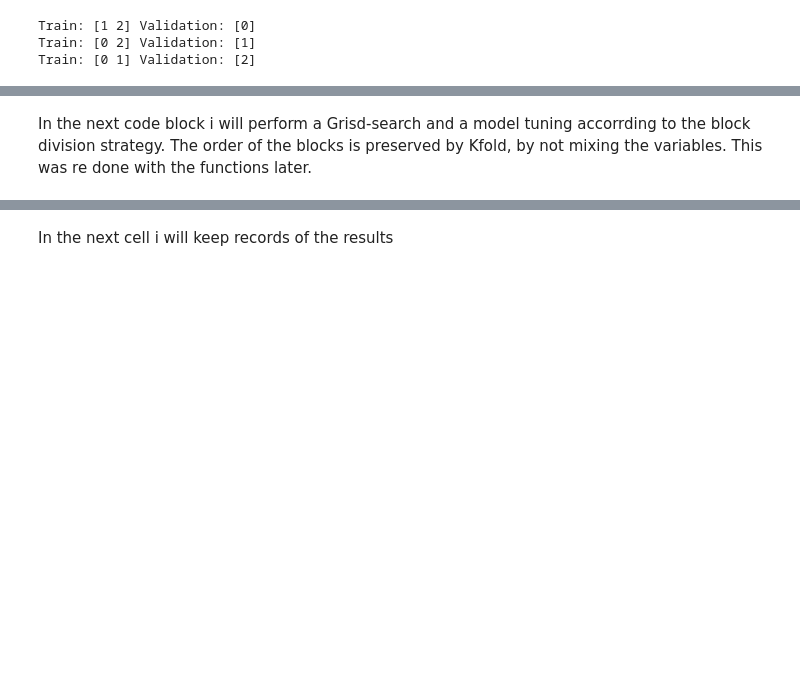
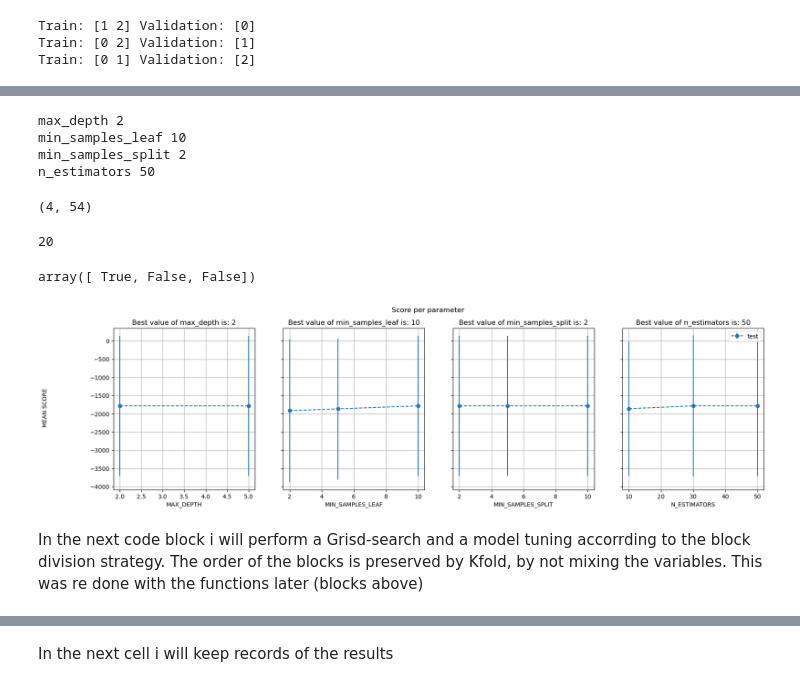
Before and after one commit to Moncada-Francesco-97/Calving-U-Net, a Jupyter notebook: Random_Forest/random_forest.ipynb, the cells around one changed output, grey strips where cells are left out. Drawn from its saved outputs; the diff is of its cells as text; code cells hidden in the pictures; blank space fills up the shorter version.

```diff
--- a/Random_Forest/random_forest.ipynb
+++ b/Random_Forest/random_forest.ipynb
@@ -263,0 +346,7 @@ The std of the cross validation is:  1980.2509079922552
+# %%
+    ## Results from grid search
+results = grid.cv_results_
+means_test = results['mean_test_score'] # the mean of the test score for each run
+stds_test = results['std_test_score']
+#means_train = results['mean_train_score']
+#stds_train = results['std_train_score']
@@ -263,0 +376,61 @@ The std of the cross validation is:  1980.2509079922552
+# %%
+masks = []
+masks_names = list(grid.best_params_.keys()) #grid.best_params_.keys() is a dict_keys object. It includes the name of all the parameters that i have used in the grid search
+
+for p_k, p_v in grid.best_params_.items(): #Here we are iterating in parallel over the best criterion and its corresponding value
+    print(p_k, p_v)
+    masks.append(list(results['param_' + p_k].data == p_v)) #When the parameter is equal to its best value, the mask is True, otherwise is False
+# %% [output]
+max_depth 2
+min_samples_leaf 10
+min_samples_split 2
+n_estimators 50
+# %%
+np.shape(masks)
+# %% [output]
+(4, 54)
+# %%
+params=grid.param_grid #Sono i parametri della griglia
+width = len(grid.best_params_.keys())*5
+width
+# %% [output]
+20
+# %%
+prova = np.array([[True, False, True],
+                  [True, True, False],
+                  [True, True, True]])
+
+test = prova.all(axis=0)
+test
+# %% [output]
+array([ True, False, False])
+# %%
+#Plotting the results
+fig, ax = plt.subplots(1,len(params),sharex='none', sharey='all',figsize=(width,5))
+fig.suptitle('Score per parameter')
+fig.text(0.04, 0.5, 'MEAN SCORE', va='center', rotation='vertical')
+pram_preformace_in_best = {}
+
+for i, p in enumerate(masks_names): #i is the index of the parameter, p is the name of the parameter
+        m = np.stack(masks[:i] + masks[i+1:]) #here i select all the masks except the one of the parameter that i am plotting
+        best_parms_mask = m.all(axis=0) # Here I check when ALL the other parameters are equal to their best value (looking at columns, when all the values in column are true)
+        best_index = np.where(best_parms_mask)[0]
+        x = np.array(params[p])
+        y_1 = np.array(means_test[best_index])
+        e_1 = np.array(stds_test[best_index])
+        #y_2 = np.array(means_train[best_index])
+        #e_2 = np.array(stds_train[best_index]
+        ax[i].errorbar(x, y_1, e_1, linestyle='--', marker='o', label='test')
+        #ax[i].errorbar(x, y_2, e_2, linestyle='-', marker='^',label='train' )
+        ax[i].set_xlabel(p.upper())
+        ax[i].grid()
+
+        #Set the title of the plot
+        title = 'Best value of ' + p + ' is: ' + str(grid.best_params_[p])
+        ax[i].set_title(title)
+
+
+plt.legend()
+plt.show()
+# %% [output]
+[figure, added]
@@ -264,5 +443,5 @@ The std of the cross validation is:  1980.2509079922552
 # %% [markdown]
-In the next code block i will perform a Grisd-search and a model tuning accorrding to the block division strategy. The order of the blocks is preserved by Kfold, by not mixing the variables. This was re done with the functions later.
+In the next code block i will perform a Grisd-search and a model tuning accorrding to the block division strategy. The order of the blocks is preserved by Kfold, by not mixing the variables. This was re done with the functions later (blocks above)
 # %%
 '''
 #defining the grid for the search
```
Also changed, not shown: parts of 30 cells of this notebook, 3 other files.
